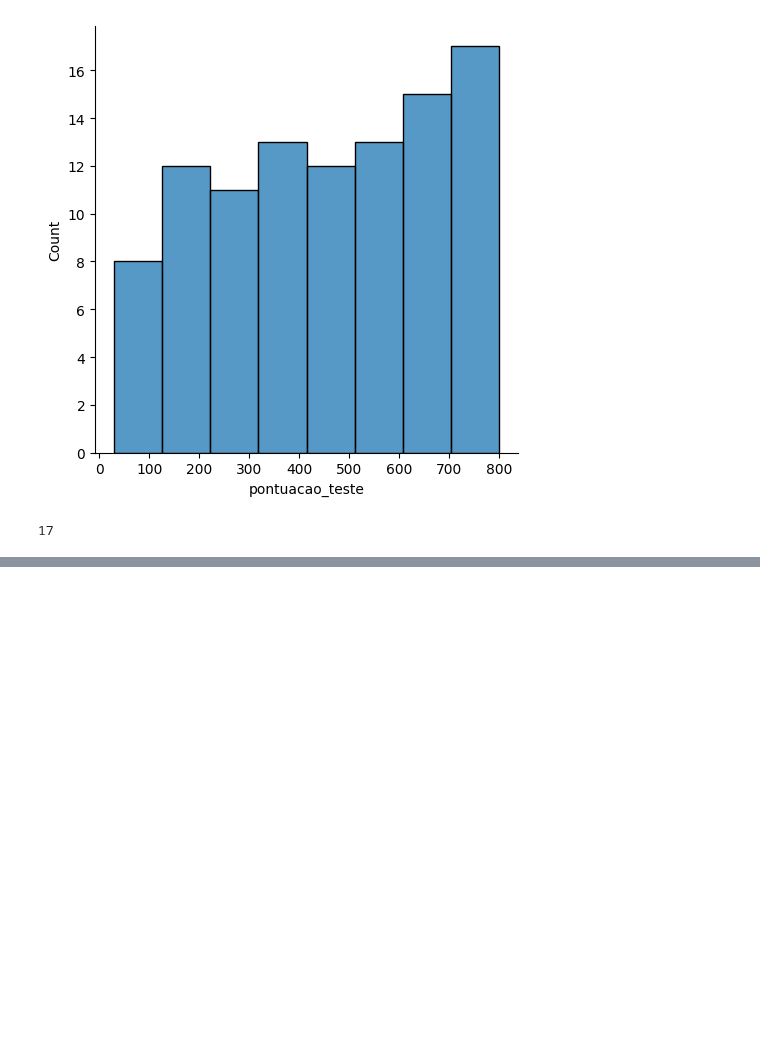
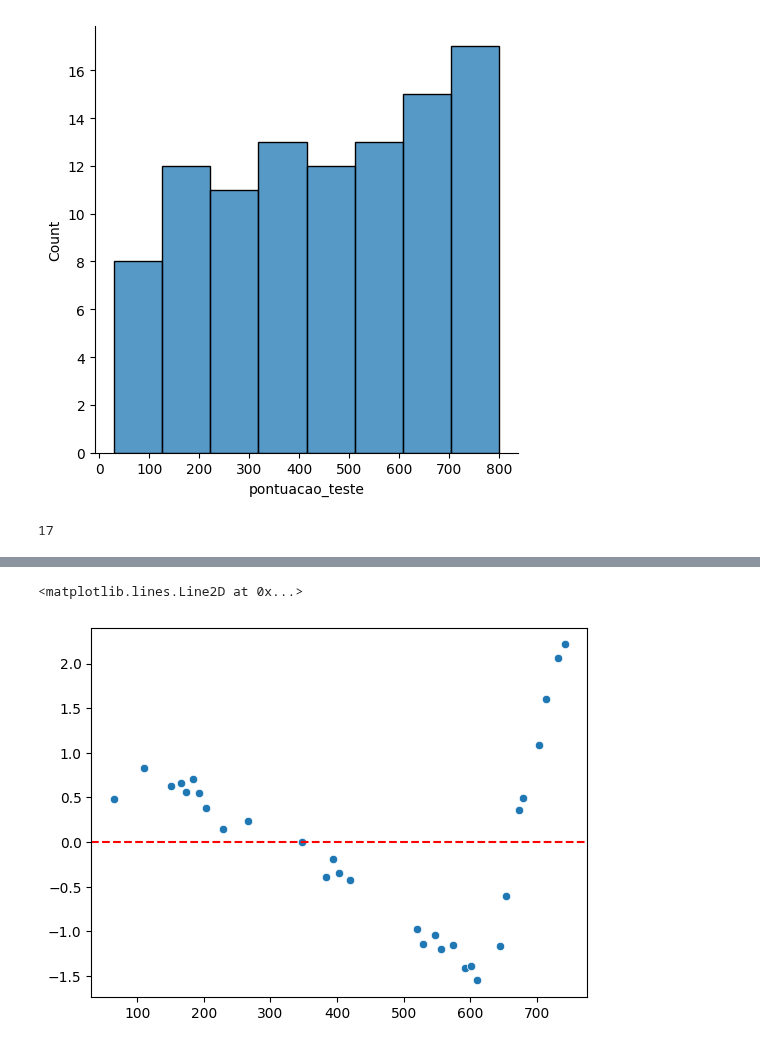
Before and after one commit to LucaPinheiro/modelos_regressao_linear, a Jupyter notebook: modelo_pontuacao.ipynb, the cells around one changed output, grey strips where cells are left out. Saved outputs shown, nothing was run; the diff lists cells and outputs as text; code cells hidden in the pictures; blank space fills up the shorter version.

```diff
--- a/modelo_pontuacao.ipynb
+++ b/modelo_pontuacao.ipynb
@@ -109,0 +224,26 @@ df_pontuacao[df_pontuacao['pontuacao_teste'] > 700].shape[0]
+# %%
+# Calcular os resíduos
+# Resíduos = y_test - y_pred
+# residuos = erro, o quanto o modelo errou em relação ao valor real da variável dependente
+residuos = y_test - y_pred
+# %%
+# Calcular os resíduos padronizados (standardizition residuals)
+# Para cada eemento de um conjunto de dados, o resíduo padronizado é a diferença entre o valor observado e o valor esperado
+# (X - média) / desvio padrão
+
+from scipy.stats import zscore
+
+residuos_std = zscore(residuos)
+# %%
+# Verificar linearidade do modelo
+# Se os resíduos estiverem entre -2 e +2 (na escala padrão) - O modelo é linear
+
+# Verificar a homogeneidade das variâncias (homocedasticidade)
+# Valores estiverem distribuídos aleatoriamente em torno da reta, temos homocestdasticidade, caso contrário será heterocedasticidade ou seja, a variância dos resíduos não é constante
+# isso é um problema, pois o modelo não é confiável
+
+sns.scatterplot(x=y_pred.reshape(-1), y=residuos_std.reshape(-1))
+plt.axhline(0, color='red', linestyle='--')
+# %% [output]
+<matplotlib.lines.Line2D at 0x...>
+[figure, added]
```
Also changed, not shown: parts of 22 cells of this notebook.
